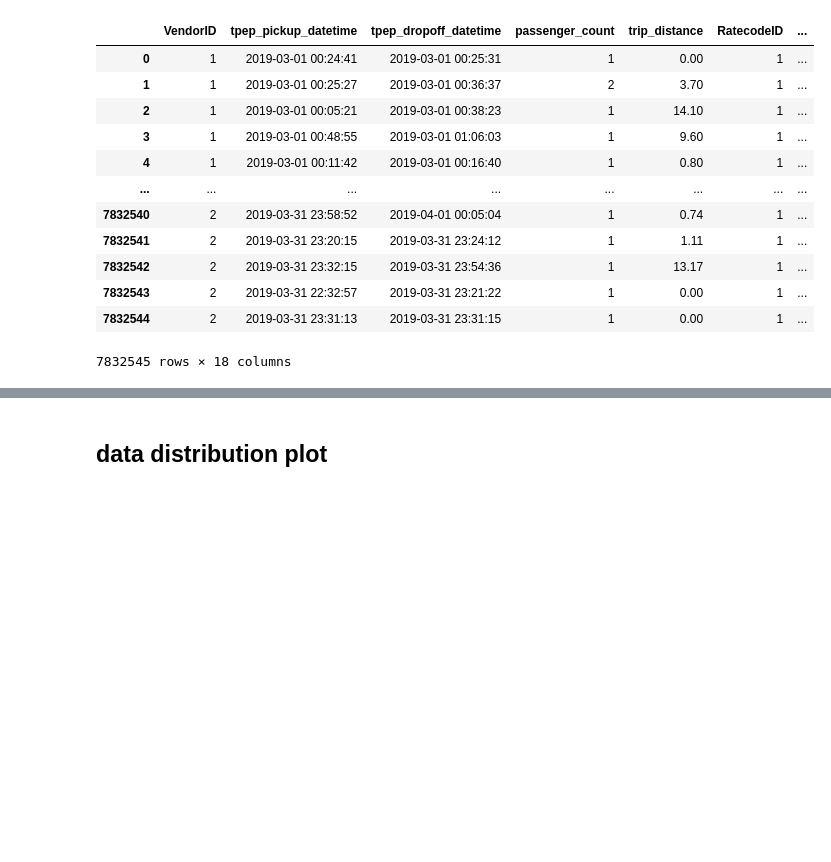
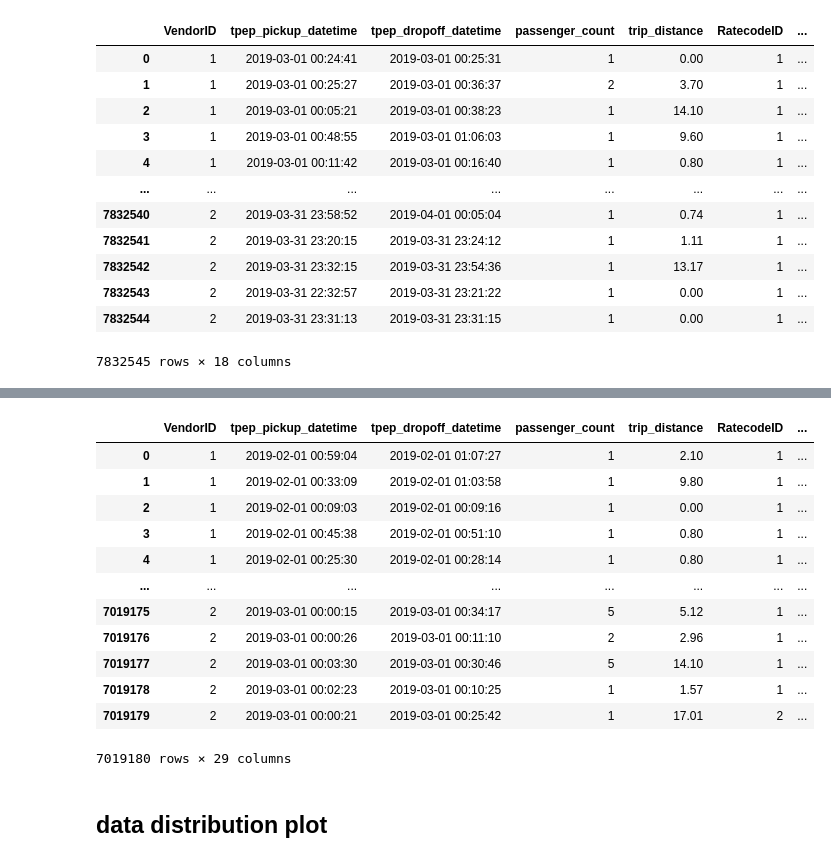
Before and after one commit to rinliauw/ads_project, a Jupyter notebook: code/Preprocessing.ipynb, the cells around one changed output, grey strips where cells are left out. Saved outputs shown, nothing was run; the diff lists cells and outputs as text; code cells hidden in the pictures; blank space fills up the shorter version.

```diff
--- a/code/Preprocessing.ipynb
+++ b/code/Preprocessing.ipynb
@@ -138,0 +266,6 @@ mar
+# %%
+feb = join_weather(feb)
+mar = join_weather(mar)
+jan_2020 = join_weather(jan_2020)
+feb_2020 = join_weather(feb_2020)
+mar_2020 = join_weather(mar_2020)
@@ -139,3 +288,19 @@ mar
+# %%
+feb
+# %% [output]
+|  | VendorID | tpep_pickup_datetime | tpep_dropoff_datetime | passenger_count | trip_distance | RatecodeID | ... |
+| 0 | 1 | 2019-02-01 00:59:04 | 2019-02-01 01:07:27 | 1 | 2.10 | 1 | ... |
+| 1 | 1 | 2019-02-01 00:33:09 | 2019-02-01 01:03:58 | 1 | 9.80 | 1 | ... |
+| 2 | 1 | 2019-02-01 00:09:03 | 2019-02-01 00:09:16 | 1 | 0.00 | 1 | ... |
+| 3 | 1 | 2019-02-01 00:45:38 | 2019-02-01 00:51:10 | 1 | 0.80 | 1 | ... |
+| 4 | 1 | 2019-02-01 00:25:30 | 2019-02-01 00:28:14 | 1 | 0.80 | 1 | ... |
+| ... | ... | ... | ... | ... | ... | ... | ... |
+| 7019175 | 2 | 2019-03-01 00:00:15 | 2019-03-01 00:34:17 | 5 | 5.12 | 1 | ... |
+| 7019176 | 2 | 2019-03-01 00:00:26 | 2019-03-01 00:11:10 | 2 | 2.96 | 1 | ... |
+| 7019177 | 2 | 2019-03-01 00:03:30 | 2019-03-01 00:30:46 | 5 | 14.10 | 1 | ... |
+| 7019178 | 2 | 2019-03-01 00:02:23 | 2019-03-01 00:10:25 | 1 | 1.57 | 1 | ... |
+| 7019179 | 2 | 2019-03-01 00:00:21 | 2019-03-01 00:25:42 | 1 | 17.01 | 2 | ... |
+7019180 rows × 29 columns
 # %% [markdown]
 ## data distribution plot
 # %%
```
Also changed, not shown: parts of 39 cells of this notebook.
